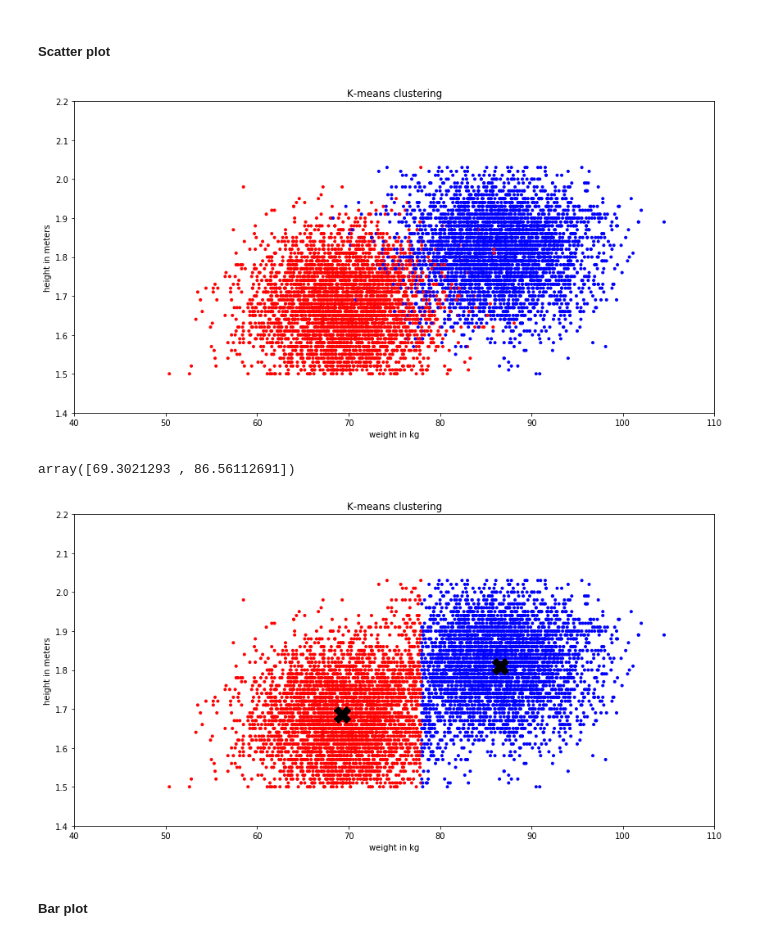
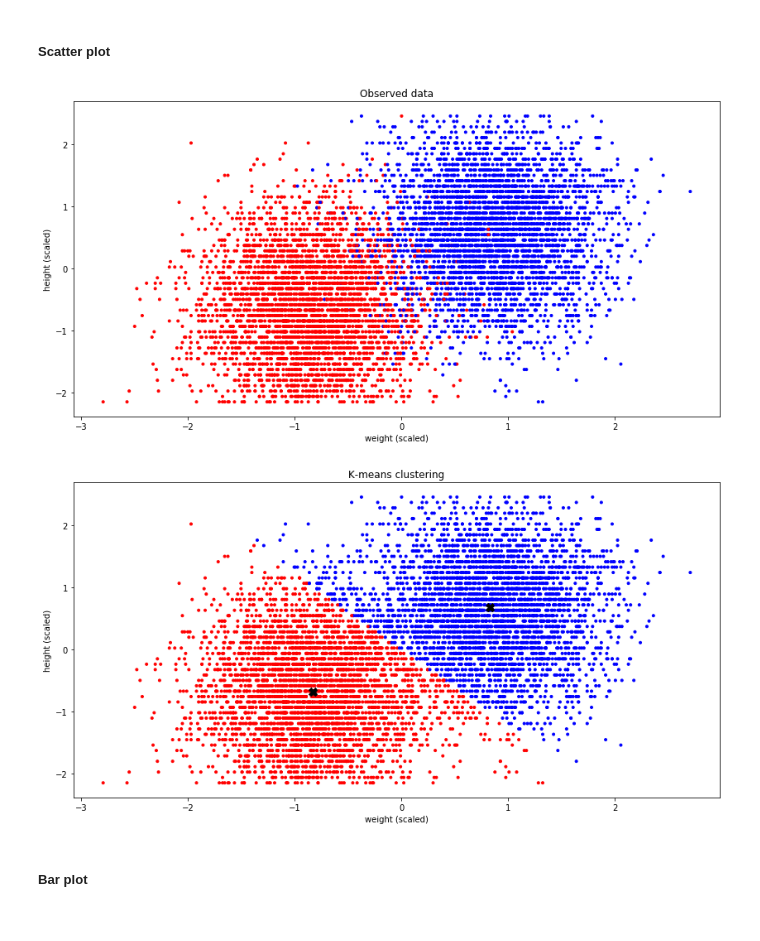
Before and after one commit to jessalfredsen/kom_godt_igang_med_python, a Jupyter notebook: main.ipynb, the cells around one changed output. Cells and saved outputs as stored; diff of their text form; code cells hidden in the pictures.

```diff
--- a/main.ipynb
+++ b/main.ipynb
@@ -648,2 +649,6 @@ from sklearn.cluster import KMeans
+# %%
+X_scale = scale(X, axis=0)
+X_train_scale = scale(X_train)
+X_test_scale = scale(X_test)
 # %%
 kmeans = KMeans(n_clusters=2)
@@ -717,14 +722,14 @@ plt.show()
 ##### Scatter plot
 # %%
 kmeans = KMeans(n_clusters=2)
-kmeans.fit(X)
+kmeans.fit(X_scale)
 
 df['cluster'] = kmeans.labels_
 
 #df.plot.scatter(x='height', y='weight')
 # %%
-weights = df['weight'].values
-heights = df['height'].values
+weights = X_scale[:, 0]
+heights = X_scale[:, 1]
 
 color_true = np.where(df['gender'] == 'man', 'b', 'r')
 color_pred = np.where(df['cluster'] == 1, 'b', 'r')
@@ -732,29 +737,23 @@ color_pred = np.where(df['cluster'] == 1, 'b', 'r')
 plt.figure(figsize=(14,7))
 
 plt.scatter(weights, heights, c=color_true, marker='.')
-plt.axis([40, 110, 1.4, 2.2])
-plt.xlabel('weight in kg')
-plt.ylabel('height in meters')
-plt.title('K-means clustering')
+plt.xlabel('weight (scaled)')
+plt.ylabel('height (scaled)')
+plt.title('Observed data')
 plt.show()
 # %% [output]
-[figure, old version]
+[figure, new version]
-# %%
-kmeans.cluster_centers_[:,0]
-# %% [output]
-array([69.3021293 , 86.56112691])
 # %%
 plt.figure(figsize=(14,7))
 
 plt.scatter(weights, heights, c=color_pred, marker='.')
-plt.plot(kmeans.cluster_centers_[:,0], kmeans.cluster_centers_[:,1], 'kX', markersize=20)
-plt.axis([40, 110, 1.4, 2.2])
-plt.xlabel('weight in kg')
-plt.ylabel('height in meters')
+plt.plot(kmeans.cluster_centers_[:,0], kmeans.cluster_centers_[:,1], 'kX', markersize=10)
+plt.xlabel('weight (scaled)')
+plt.ylabel('height (scaled)')
 plt.title('K-means clustering')
 plt.show()
 # %% [output]
-[figure, old version]
+[figure, new version]
 # %% [markdown]
 ##### Bar plot
 # %%
```
Also changed, not shown: parts of 20 cells of this notebook, 2 other files.
